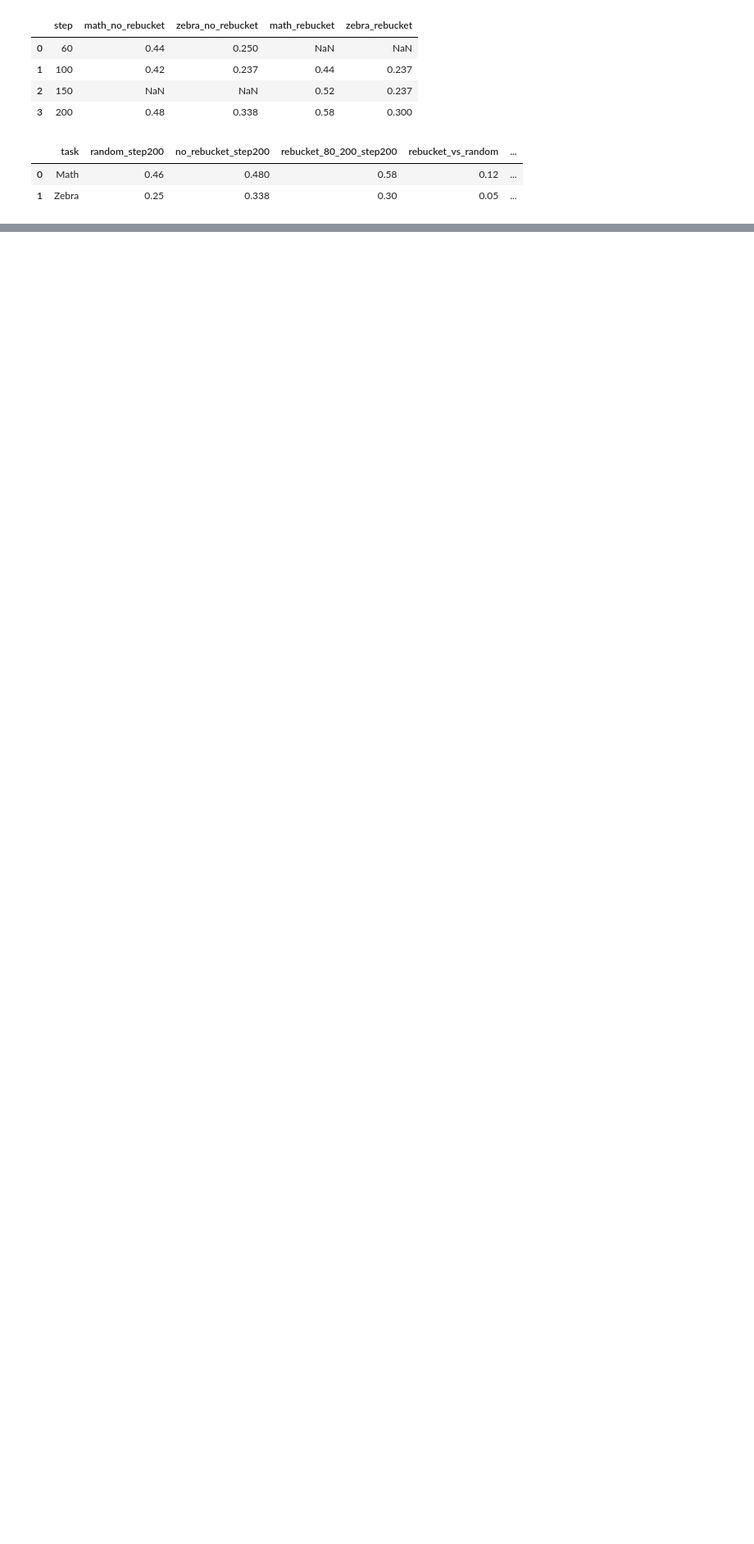
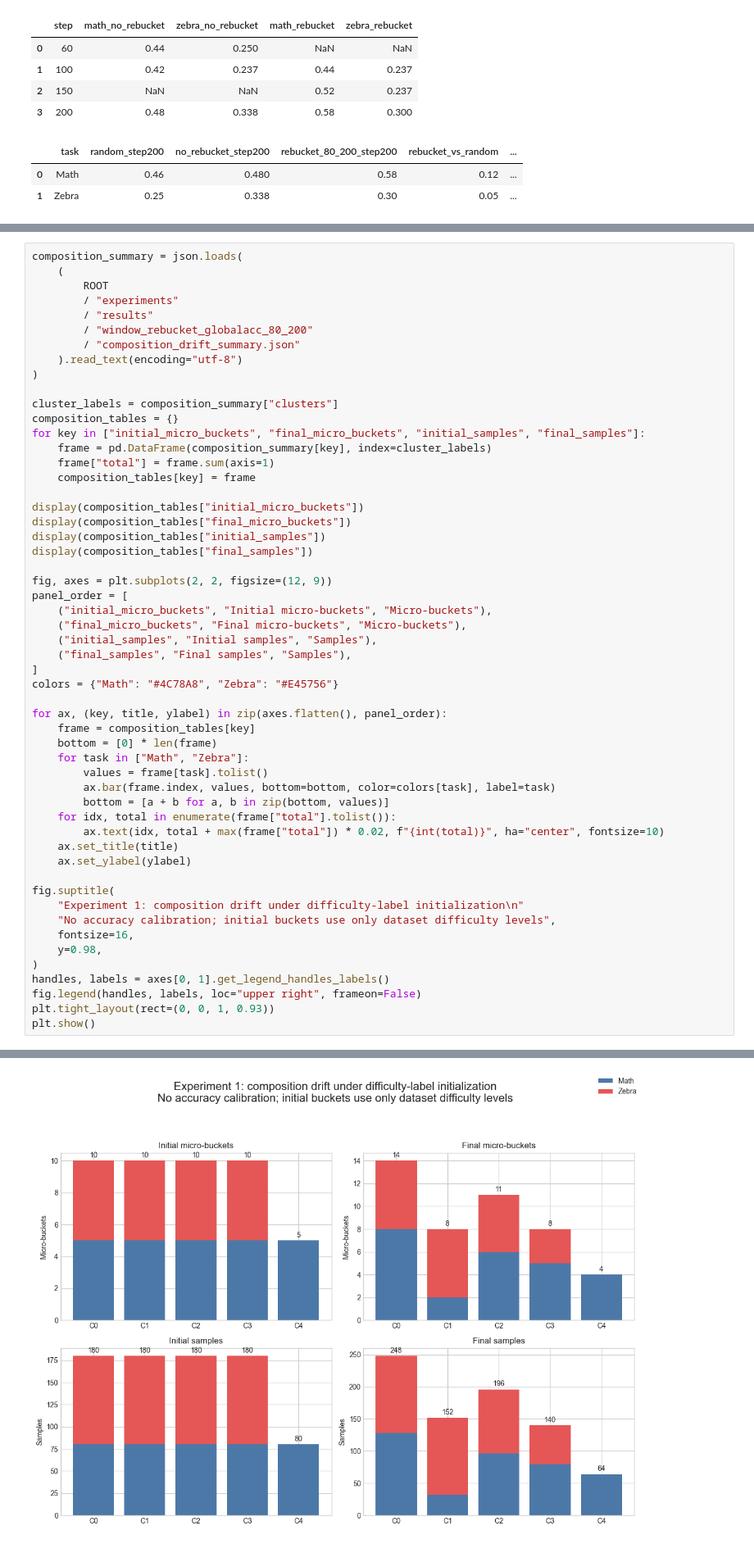
Before and after one commit to kkkzzz0101/Adaptive-Env-Selection, a Jupyter notebook: paper/deliverables/project_groupID.ipynb, the cells around one changed output, grey strips where cells are left out. Shown at 82% size. Saved outputs shown, nothing was run; the diff lists cells and outputs as text; blank space fills up the shorter version.

```diff
--- a/paper/deliverables/project_groupID.ipynb
+++ b/paper/deliverables/project_groupID.ipynb
@@ -951,0 +1014,55 @@ Skipping signature summary: missing /root/adaptive env selection/experiments/res
+# %%
+composition_summary = json.loads(
+    (
+        ROOT
+        / "experiments"
+        / "results"
+        / "window_rebucket_globalacc_80_200"
+        / "composition_drift_summary.json"
+    ).read_text(encoding="utf-8")
+)
+
+cluster_labels = composition_summary["clusters"]
+composition_tables = {}
+for key in ["initial_micro_buckets", "final_micro_buckets", "initial_samples", "final_samples"]:
+    frame = pd.DataFrame(composition_summary[key], index=cluster_labels)
+    frame["total"] = frame.sum(axis=1)
+    composition_tables[key] = frame
+
+display(composition_tables["initial_micro_buckets"])
+display(composition_tables["final_micro_buckets"])
+display(composition_tables["initial_samples"])
+display(composition_tables["final_samples"])
+
+fig, axes = plt.subplots(2, 2, figsize=(12, 9))
+panel_order = [
+    ("initial_micro_buckets", "Initial micro-buckets", "Micro-buckets"),
+    ("final_micro_buckets", "Final micro-buckets", "Micro-buckets"),
+    ("initial_samples", "Initial samples", "Samples"),
+    ("final_samples", "Final samples", "Samples"),
+]
+colors = {"Math": "#4C78A8", "Zebra": "#E45756"}
+
+for ax, (key, title, ylabel) in zip(axes.flatten(), panel_order):
+    frame = composition_tables[key]
+    bottom = [0] * len(frame)
+    for task in ["Math", "Zebra"]:
+        values = frame[task].tolist()
+        ax.bar(frame.index, values, bottom=bottom, color=colors[task], label=task)
+        bottom = [a + b for a, b in zip(bottom, values)]
+    for idx, total in enumerate(frame["total"].tolist()):
+        ax.text(idx, total + max(frame["total"]) * 0.02, f"{int(total)}", ha="center", fontsize=10)
+    ax.set_title(title)
+    ax.set_ylabel(ylabel)
+
+fig.suptitle(
+    "Experiment 1: composition drift under difficulty-label initialization\n"
+    "No accuracy calibration; initial buckets use only dataset difficulty levels",
+    fontsize=16,
+    y=0.98,
+)
+handles, labels = axes[0, 1].get_legend_handles_labels()
+fig.legend(handles, labels, loc="upper right", frameon=False)
+plt.tight_layout(rect=(0, 0, 1, 0.93))
+plt.show()
+# %% [output]
@@ -951,0 +1093 @@ Skipping signature summary: missing /root/adaptive env selection/experiments/res
+[figure, added]
```
Also changed, not shown: parts of 19 cells of this notebook, 3 other files.
